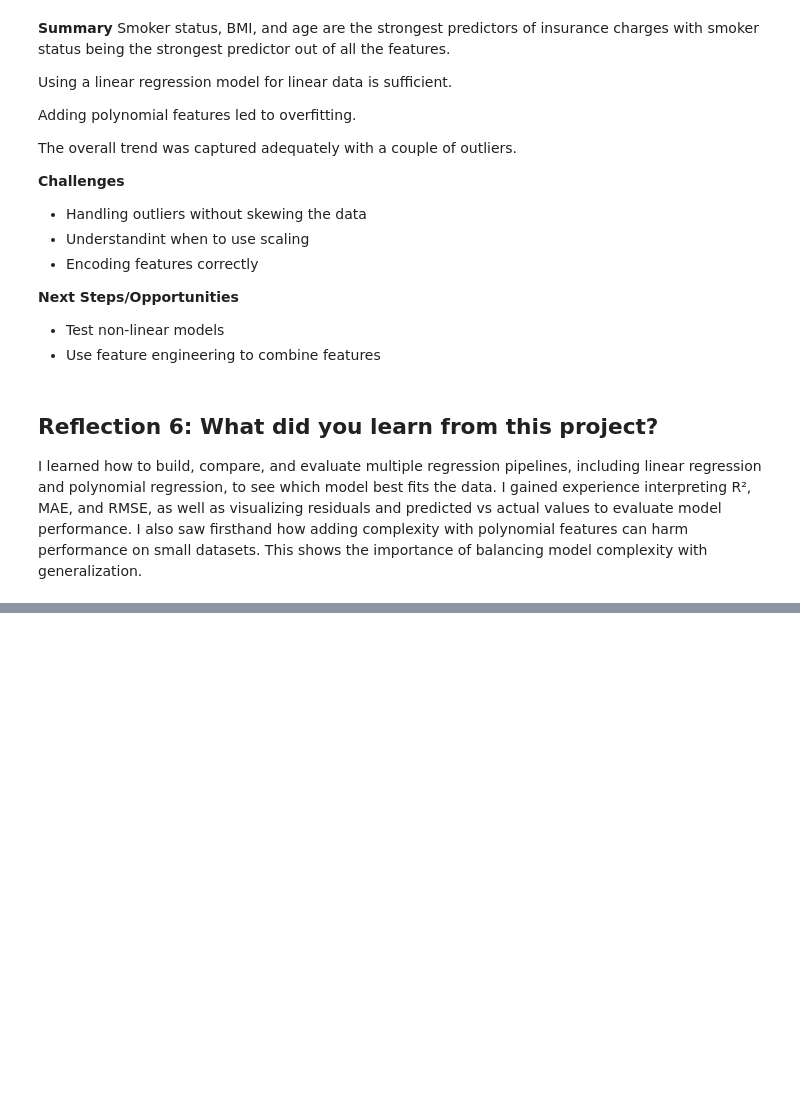
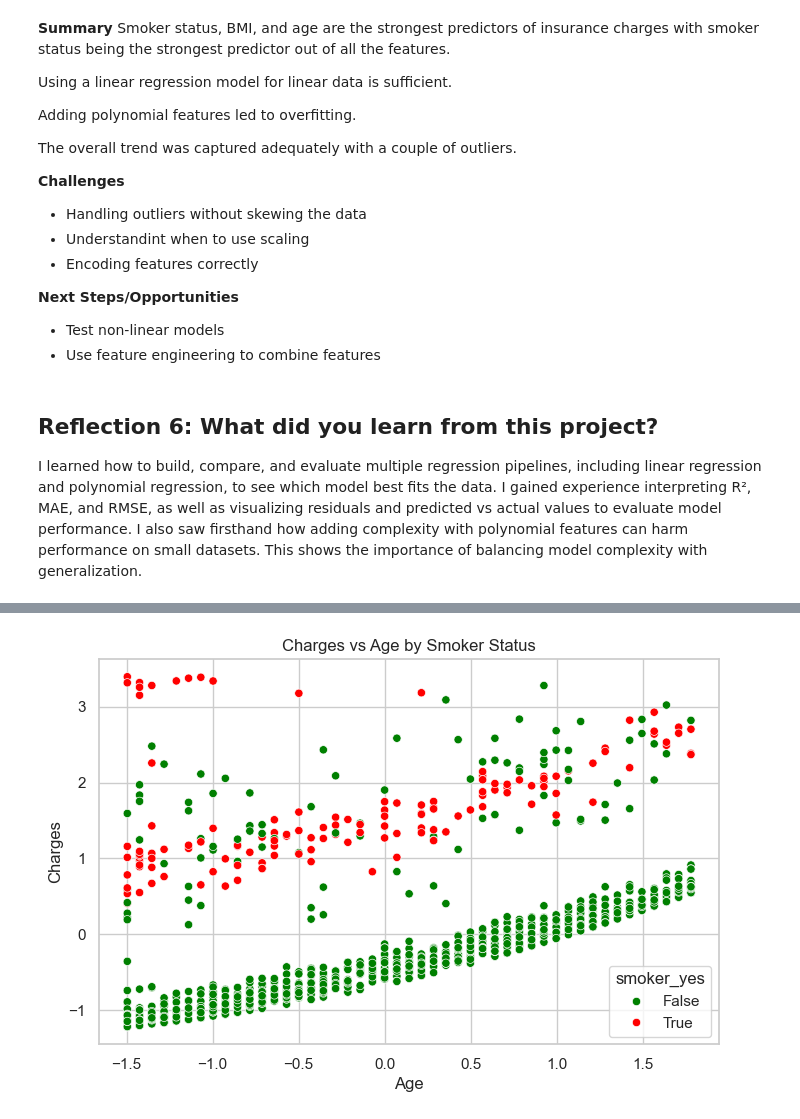
Before and after one commit to LFoster03/ml_regression_foster, a Jupyter notebook: regression_foster.ipynb, the cells around one changed output, grey strips where cells are left out. Cells and saved outputs as stored; diff of their text form; code cells hidden in the pictures; blank space fills up the shorter version.

```diff
--- a/regression_foster.ipynb
+++ b/regression_foster.ipynb
@@ -717,0 +722,97 @@ I learned how to build, compare, and evaluate multiple regression pipelines, inc
+# %%
+# ==========================
+# Feature Engineering: Interactions (without scaling for visualization)
+# ==========================
+
+# Create interaction features
+df_encoded['age_smoker'] = df_encoded['age'] * df_encoded['smoker_yes']
+df_encoded['children_smoker'] = df_encoded['children'] * df_encoded['smoker_yes']
+df_encoded['age_children'] = df_encoded['age'] * df_encoded['children']
+
+# ==========================
+# Visualize Interactions using original feature values
+# ==========================
+import seaborn as sns
+import matplotlib.pyplot as plt
+
+# ==========================
+# Charges vs Age by Smoker Status
+# ==========================
+plt.figure(figsize=(8,5))
+sns.scatterplot(
+    data=df_encoded,
+    x='age',
+    y='charges',
+    hue='smoker_yes',
+    palette=['green','red']
+)
+plt.title('Charges vs Age by Smoker Status')
+plt.xlabel('Age')
+plt.ylabel('Charges')
+plt.show()
+
+# ==========================
+# Charges vs Number of Children by Smoker Status
+# ==========================
+plt.figure(figsize=(8,5))
+sns.boxplot(
+    data=df,  # Use the original dataframe, not the scaled one
+    x='children',
+    y='charges',
+    hue='smoker',  # original smoker column with 'yes'/'no'
+    palette=['green','red']
+)
+plt.title('Charges vs Number of Children by Smoker Status')
+plt.xlabel("Number of Children")
+plt.ylabel("Charges")
+plt.show()
+
+# ==========================
+# Charges vs Age × Children Interaction
+# ==========================
+plt.figure(figsize=(8,5))
+sns.scatterplot(
+    data=df_encoded,
+    x='age_children',
+    y='charges',
+    hue='smoker_yes',
+    palette=['green','red']
+)
+plt.title('Charges vs Age × Children by Smoker Status')
+plt.xlabel('Age × Number of Children')
+plt.ylabel('Charges')
+plt.show()
+
+# ==========================
+# Optional: Age × Smoker Interaction
+# ==========================
+plt.figure(figsize=(8,5))
+sns.scatterplot(
+    data=df_encoded,
+    x='age_smoker',
+    y='charges',
+    hue='smoker_yes',
+    palette=['green','red']
+)
+plt.title('Charges vs Age × Smoker Interaction')
+plt.xlabel('Age × Smoker (1 if smoker, else 0)')
+plt.ylabel('Charges')
+plt.show()
+
+# ==========================
+# Optional: Children × Smoker Interaction
+# ==========================
+plt.figure(figsize=(8,5))
+sns.scatterplot(
+    data=df_encoded,
+    x='children_smoker',
+    y='charges',
+    hue='smoker_yes',
+    palette=['green','red']
+)
+plt.title('Charges vs Children × Smoker Interaction')
+plt.xlabel('Children × Smoker (1 if smoker, else 0)')
+plt.ylabel('Charges')
+plt.show()
+# %% [output]
+[figure, added]
```
Also changed, not shown: parts of 5 cells of this notebook.
